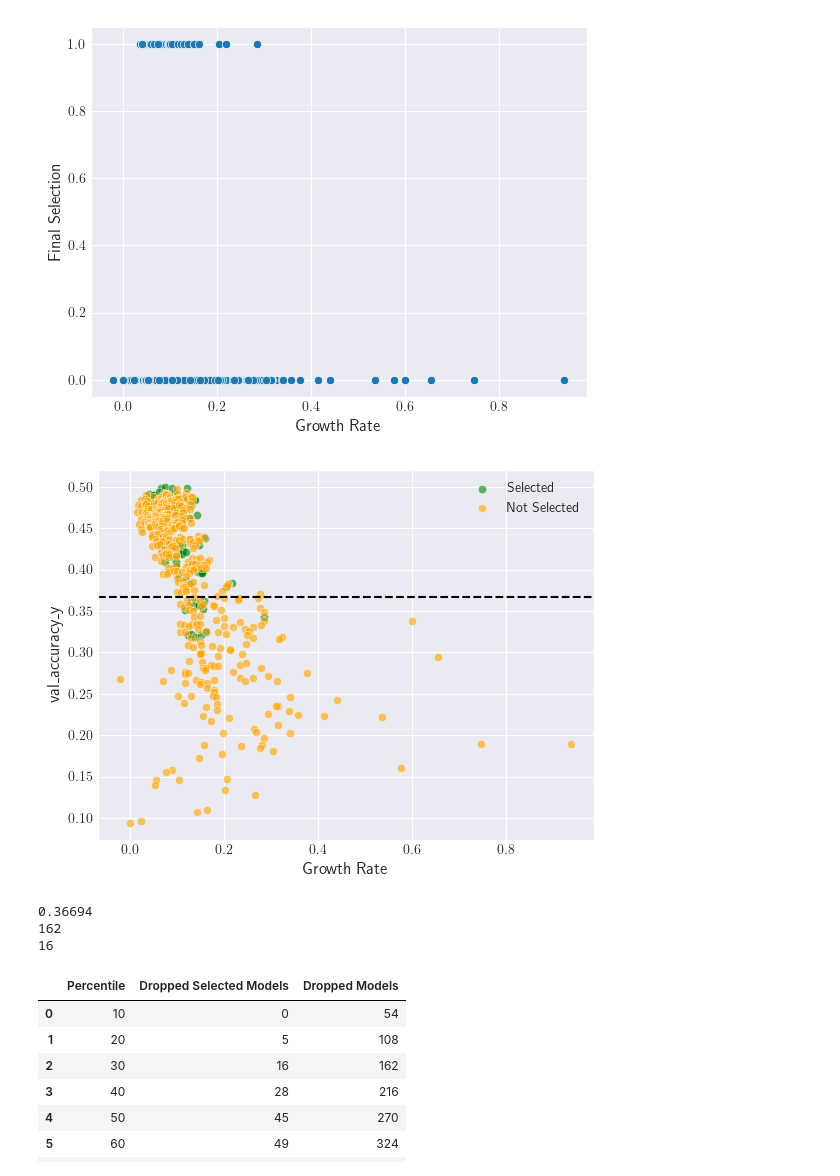
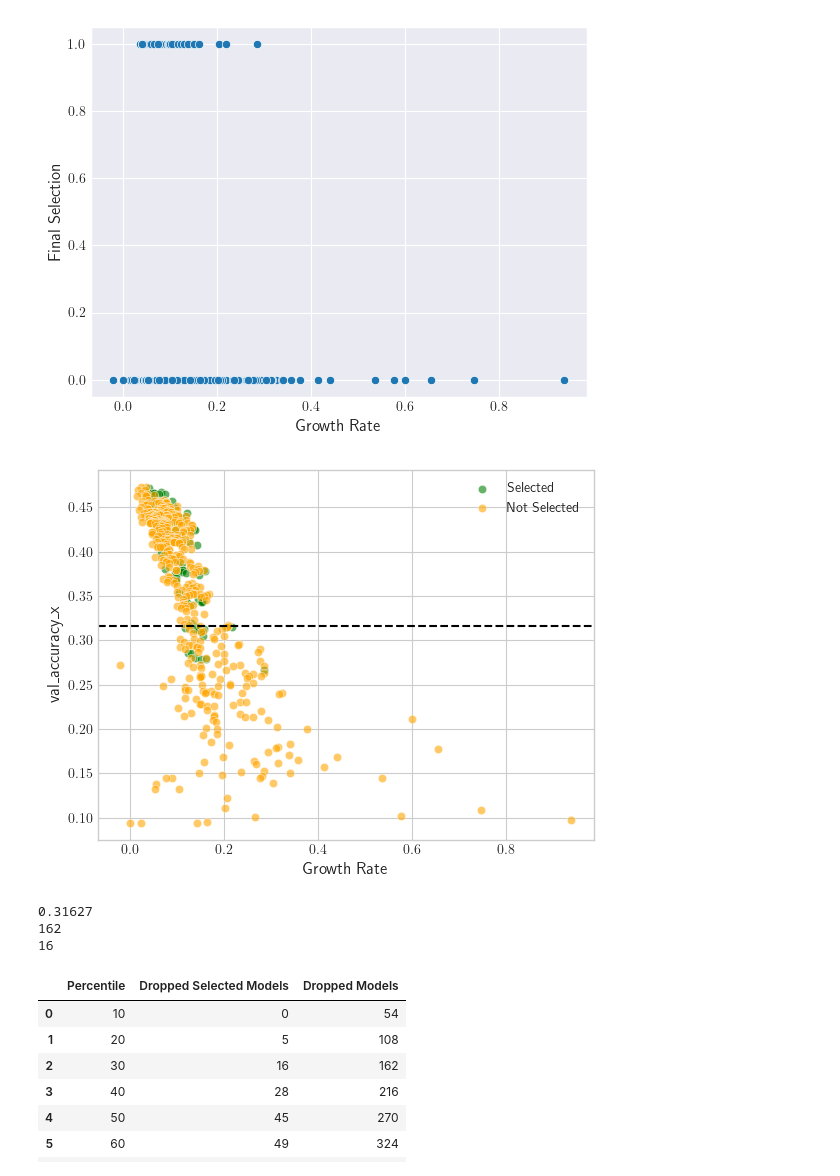
Before and after one commit to topsy-13/NAS_pretesting, a Jupyter notebook: OE-Tests/analyze_experiments 2.0.ipynb, the cells around one changed output. Drawn from its saved outputs; the diff is of its cells as text; code cells hidden in the pictures.

```diff
--- a/OE-Tests/analyze_experiments 2.0.ipynb
+++ b/OE-Tests/analyze_experiments 2.0.ipynb
@@ -624,37 +604,37 @@ sns.scatterplot(data=resuls_overlap, x='Growth Rate', y='Final Selection')
 # %%
 
 # Correlation between GR and val_accuracy
 sns.scatterplot(data=resuls_overlap[resuls_overlap['Final Selection'] == True],
                 x='Growth Rate',
-                y='val_accuracy_y',
+                y='val_accuracy_x',
                 alpha=0.6,
                 zorder=1,
                 color='green')
 
 # Then, create a scatter plot for the other hue on top
 sns.scatterplot(data=resuls_overlap[resuls_overlap['Final Selection'] == False],
                 x='Growth Rate',
-                y='val_accuracy_y',
+                y='val_accuracy_x',
                 alpha=0.6,
                 zorder=2,
                 color='orange')
 
 percentile=30
-plt.axhline((np.percentile(resuls_overlap['val_accuracy_y'], percentile)), color='black', linestyle='dashed')
+plt.axhline((np.percentile(resuls_overlap['val_accuracy_x'], percentile)), color='black', linestyle='dashed')
 plt.legend(['Selected', 'Not Selected'])
 # Show the plot
 plt.show()
 
 # print how many are below the percentile
-print(np.percentile(resuls_overlap['val_accuracy_y'], percentile))
-print((resuls_overlap['val_accuracy_y'] < np.percentile(resuls_overlap['val_accuracy_y'], percentile)).sum())
+print(np.percentile(resuls_overlap['val_accuracy_x'], percentile))
+print((resuls_overlap['val_accuracy_x'] < np.percentile(resuls_overlap['val_accuracy_x'], percentile)).sum())
 
 # how many are below the percentile and selected
-print(((resuls_overlap['val_accuracy_y'] < np.percentile(resuls_overlap['val_accuracy_y'], percentile)) &
+print(((resuls_overlap['val_accuracy_x'] < np.percentile(resuls_overlap['val_accuracy_x'], percentile)) &
                  resuls_overlap['Final Selection']).sum())
 # %% [output]
-[figure, old version]
+[figure, new version]
-0.36694
+0.31627
 162
 16
 # %%
```
Also changed, not shown: parts of 6 cells of this notebook, 42 other files.
